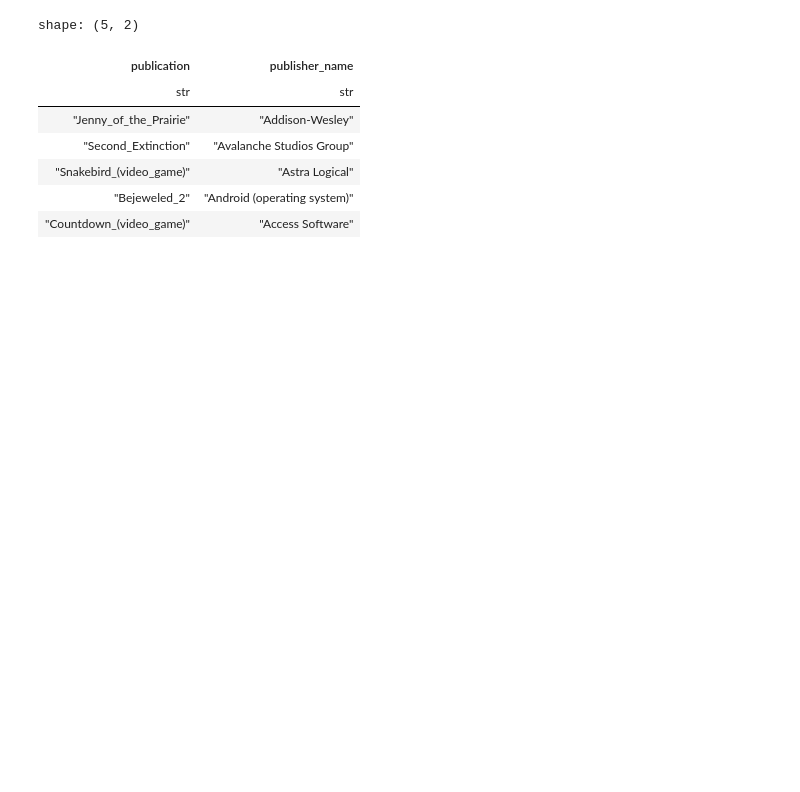
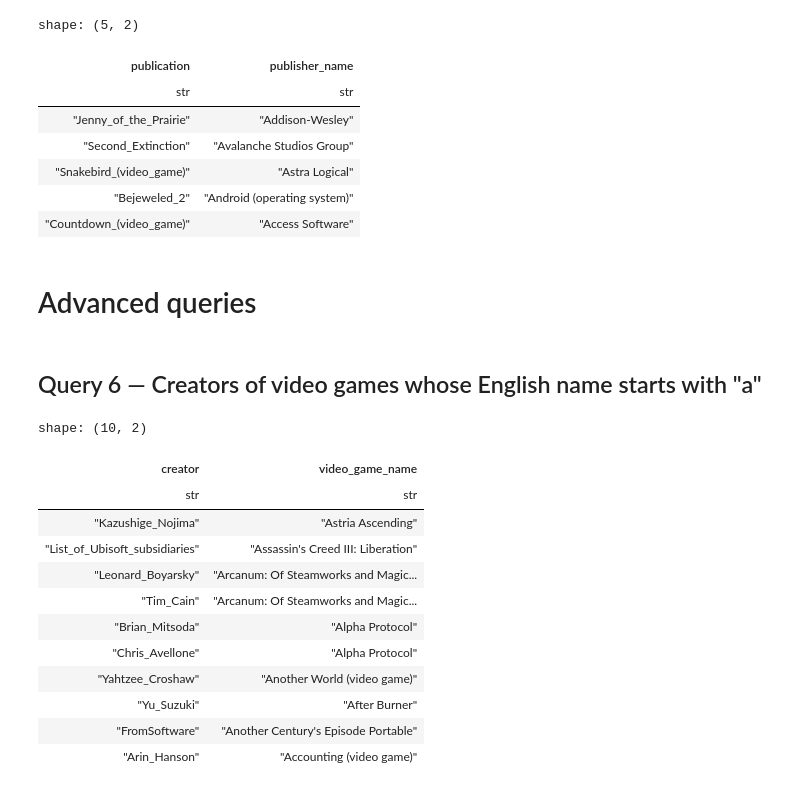
Before and after one commit to dusanparipovic/software-architecture-for-controlling-smart-grids, a Jupyter notebook: additional-queries/dbpedia/dbpedia.ipynb, the cells around one changed output. Cells and saved outputs as stored; diff of their text form; code cells hidden in the pictures; blank space fills up the shorter version.

```diff
--- a/additional-queries/dbpedia/dbpedia.ipynb
+++ b/additional-queries/dbpedia/dbpedia.ipynb
@@ -207,3 +232,38 @@ shape: (5, 2)
 | "Snakebird_(video_game)" | "Astra Logical" |
 | "Bejeweled_2" | "Android (operating system)" |
 | "Countdown_(video_game)" | "Access Software" |
+# %% [markdown]
+# Advanced queries
+# %% [markdown]
+## Query 6 — Creators of video games whose English name starts with "a"
+# %%
+SAMPLE_QUERY_SIX = """
+PREFIX dbo: <http://dbpedia.org/ontology/>
+PREFIX rdfs: <http://www.w3.org/2000/01/rdf-schema#>
+PREFIX res: <http://dbpedia.org/resource/classes#>
+SELECT DISTINCT ?creator ?video_game_name WHERE {
+  ?subject dbo:creator ?creator .
+  ?creator ?made ?video_game .
+  ?video_game a dbo:VideoGame;
+              rdfs:label ?video_game_name .
+  FILTER (lang(?video_game_name) = "en")
+  FILTER (STRSTARTS(LCASE(?video_game_name), "a"))
+}
+ORDER BY ?creator ?video_game_name
+LIMIT 10
+"""
+show_last_part_of_url(run_sparql(SAMPLE_QUERY_SIX))
+# %% [output]
+shape: (10, 2)
+| creator | video_game_name |
+| str | str |
+| "Kazushige_Nojima" | "Astria Ascending" |
+| "List_of_Ubisoft_subsidiaries" | "Assassin's Creed III: Liberation" |
+| "Leonard_Boyarsky" | "Arcanum: Of Steamworks and Magic... |
+| "Tim_Cain" | "Arcanum: Of Steamworks and Magic... |
+| "Brian_Mitsoda" | "Alpha Protocol" |
+| "Chris_Avellone" | "Alpha Protocol" |
+| "Yahtzee_Croshaw" | "Another World (video game)" |
+| "Yu_Suzuki" | "After Burner" |
+| "FromSoftware" | "Another Century's Episode Portable" |
+| "Arin_Hanson" | "Accounting (video game)" |
```
Also changed, not shown: parts of 19 cells of this notebook, 4 other files.
